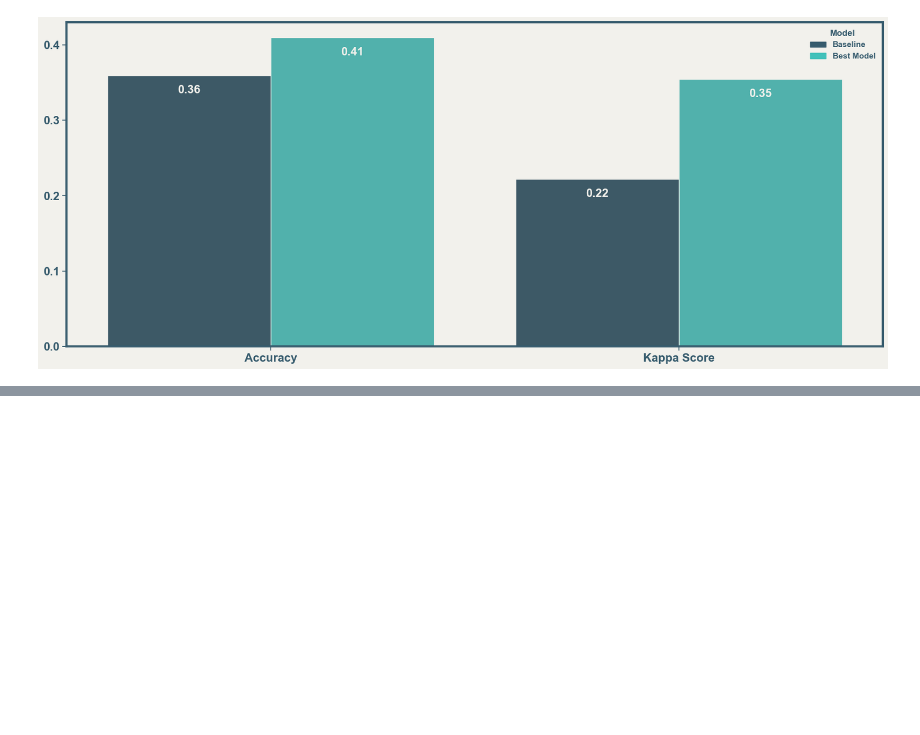
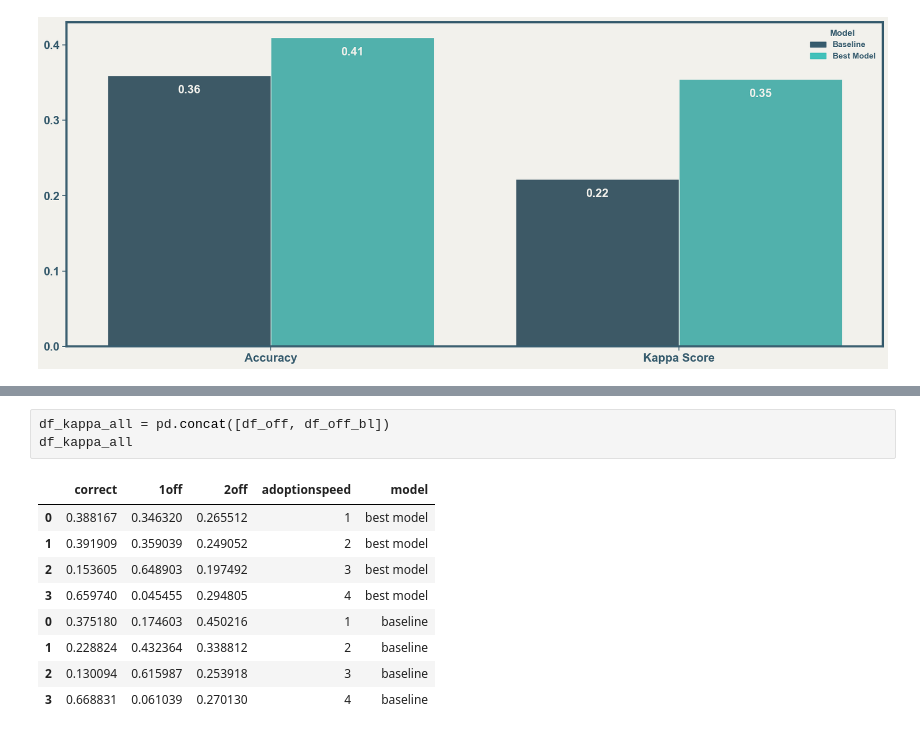
Before and after one commit to LanaCasselmann/ds_capstone_pet_adoptability, a Jupyter notebook: notebooks/model_vis.ipynb, the cells around one changed output, grey strips where cells are left out. Drawn from its saved outputs; the diff is of its cells as text; blank space fills up the shorter version.

```diff
--- a/notebooks/model_vis.ipynb
+++ b/notebooks/model_vis.ipynb
@@ -344,0 +481,13 @@ plt.show();
+# %%
+df_kappa_all = pd.concat([df_off, df_off_bl])
+df_kappa_all
+# %% [output]
+|  | correct | 1off | 2off | adoptionspeed | model |
+| 0 | 0.388167 | 0.346320 | 0.265512 | 1 | best model |
+| 1 | 0.391909 | 0.359039 | 0.249052 | 2 | best model |
+| 2 | 0.153605 | 0.648903 | 0.197492 | 3 | best model |
+| 3 | 0.659740 | 0.045455 | 0.294805 | 4 | best model |
+| 0 | 0.375180 | 0.174603 | 0.450216 | 1 | baseline |
+| 1 | 0.228824 | 0.432364 | 0.338812 | 2 | baseline |
+| 2 | 0.130094 | 0.615987 | 0.253918 | 3 | baseline |
+| 3 | 0.668831 | 0.061039 | 0.270130 | 4 | baseline |
```
Also changed, not shown: parts of 18 cells of this notebook.
